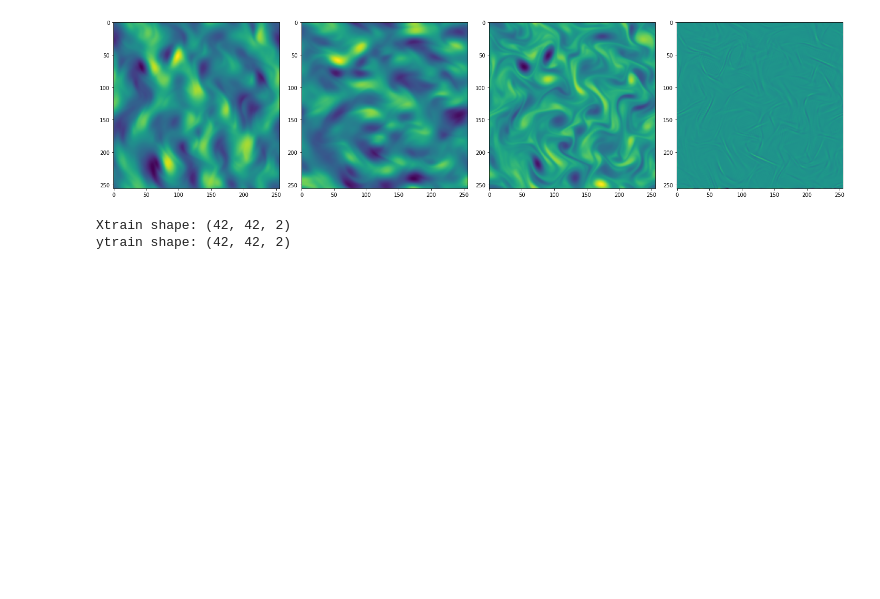
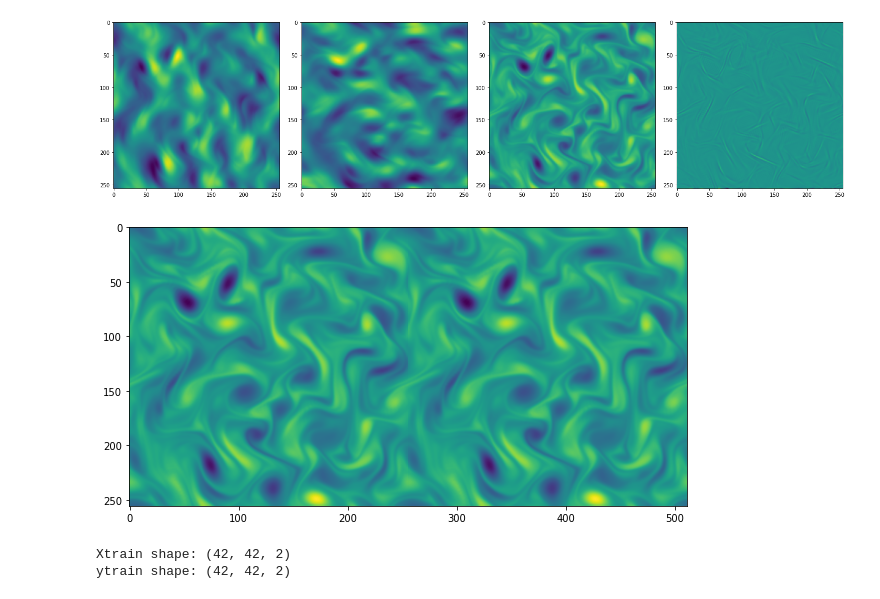
Before and after one commit to Chutlhu/TurboSuperResultion, a Jupyter notebook: notebooks/[Sandbox] RFFNet and StructureFun.ipynb, the cells around one changed output. Saved outputs shown, nothing was run; the diff lists cells and outputs as text; code cells hidden in the pictures; blank space fills up the shorter version.

```diff
--- a/notebooks/[Sandbox] RFFNet and StructureFun.ipynb
+++ b/notebooks/[Sandbox] RFFNet and StructureFun.ipynb
@@ -83,6 +80,12 @@ after normalization, Y min, max: -0.8603688289269317 1.0
 Warning *** CHECK THE GRADIENT DIRECTION
 Warning *** CHECK THE GRADIENT DIRECTION
 [figure]
+# %%
+plt.figure(figsize=(10,10))
+plt.imshow(np.concatenate([W, W], axis=1))
+plt.show()
+# %% [output]
+[figure, added]
 # %%
 # downsampled resultion
 scale = 1/6
```
Also changed, not shown: parts of 25 cells of this notebook, 15 other files.
